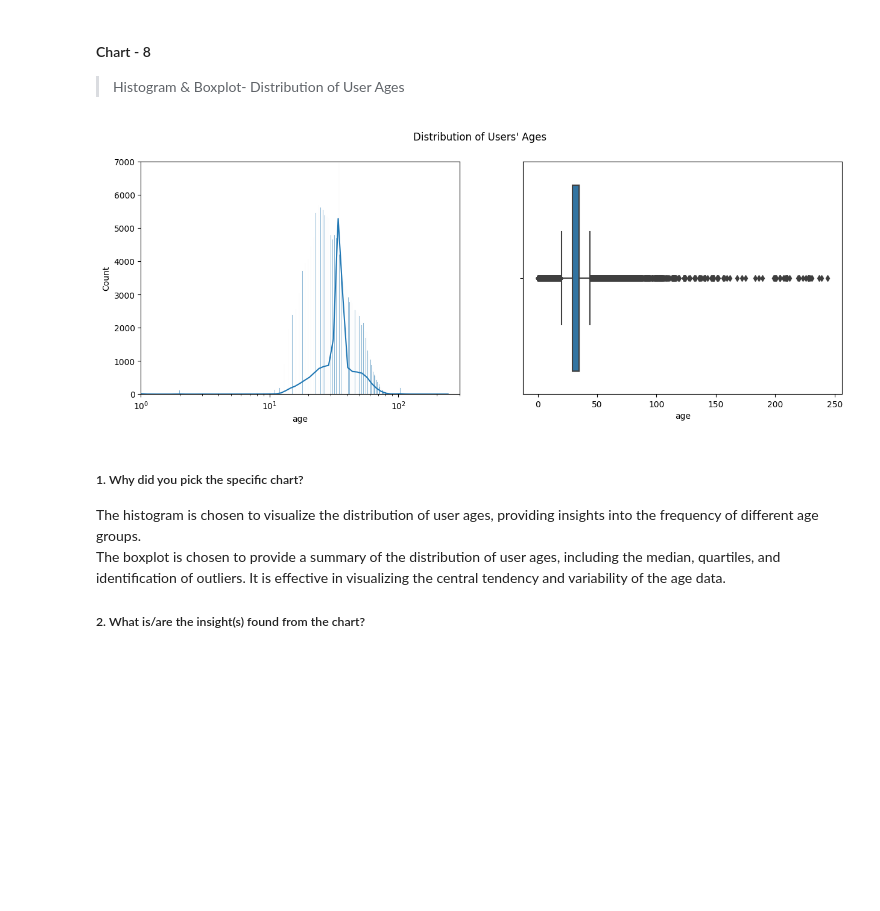
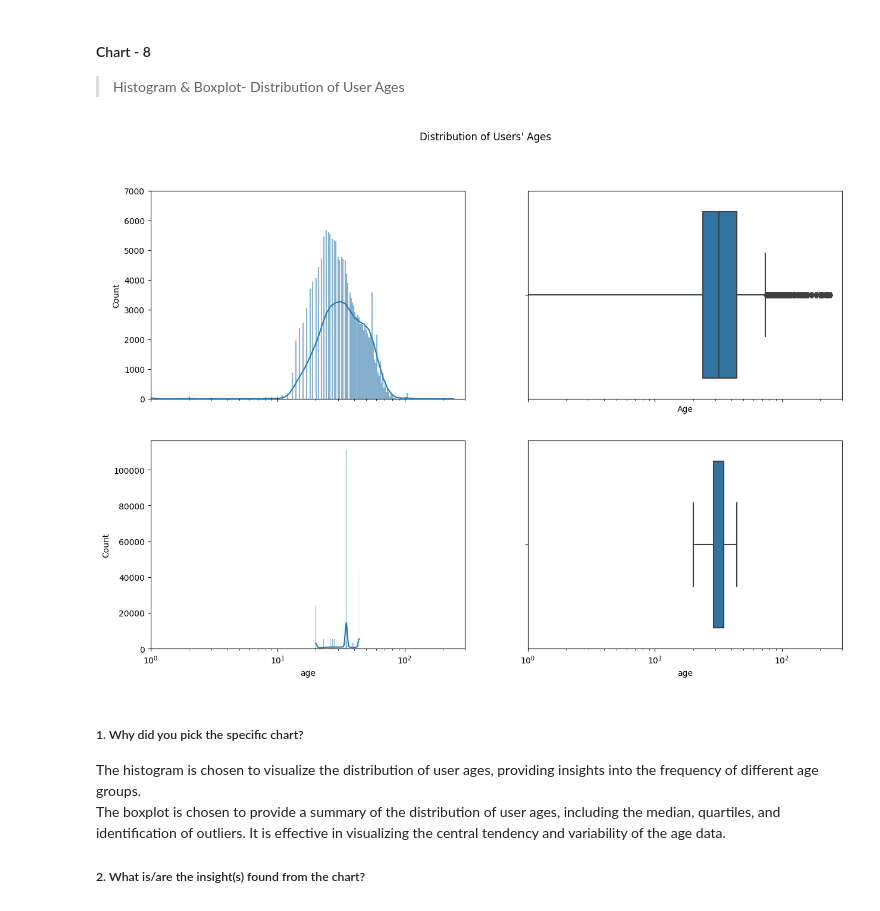
Before and after one commit to bisht-deepak/Capstone-Project-Recommendation-System, a Jupyter notebook: unsupervised-learning-book-recommendation-system.ipynb, the cells around one changed output. Drawn from its saved outputs; the diff is of its cells as text; code cells hidden in the pictures; blank space fills up the shorter version.

```diff
--- a/unsupervised-learning-book-recommendation-system.ipynb
+++ b/unsupervised-learning-book-recommendation-system.ipynb
@@ -524,7 +615,8 @@ def get_alternative_country_dict():
 
     return alter_country_mapping
 # %%
-def get_country_name(y, country_alternatives= get_alternative_country_dict()):
+country_alternatives= get_alternative_country_dict()
+def get_country_name(y, country_alternatives= country_alternatives):
 
     country_name= country["name"].tolist()
     iso2= country["iso2"].tolist()
@@ -589,0 +682,23 @@ user_ratings_df.head()
+# %%
+
+
+mean_age= np.round(np.mean(users_df["Age"]), 2)
+
+xyz= (
+    (
+        users_df
+        .rename(rename_cols, axis= 1)
+
+        .assign(
+            age= lambda x: x["age"].fillna(mean_age),
+        )
+        .pipe(extract_lower_and_upper_bound)
+        .assign(
+
+        )
+
+    )
+)
+xyz
+# tweaked_users_df= tweak_users_df(users_df)
+# tweaked_users_df.head()
@@ -1012,19 +1166,31 @@ Identifying the most frequent ratings allows for targeted analysis of content th
 > Histogram & Boxplot- Distribution of User Ages
 # %%
 #age wise distribution of users
-fig, ax= plt.subplots(1, 2, figsize= (15, 5))
+fig, ax= plt.subplots(2, 2, figsize= (15, 10), sharex= True)
+ax= ax.flatten()
+
+mean_age= users_df["Age"].mean()
+
 sns.histplot(
-    data= tweaked_users_df["age"].apply(lambda x: x+1e-5),
+    data= users_df["Age"].dropna().apply(lambda x: x+1e-5),
     kde= True, log_scale= True, ax= ax[0]
 )
 ax[0].set_ylim(0, 7000)
 ax[0].set_xlim(1, 300)
-sns.boxplot(data= tweaked_users_df, x= "age", ax= ax[1])
+sns.boxplot(data= users_df.dropna(), x= "Age", ax= ax[1])
+
+sns.histplot(
+    data= tweaked_users_df["age"].apply(lambda x: x+1e-5),
+    kde= True, log_scale= True, ax= ax[2]
+)
+ax[2].set_ylim(auto= True)
+ax[2].set_xlim(1, 300)
+sns.boxplot(data= tweaked_users_df, x= "age", ax= ax[3])
 
 fig.suptitle("Distribution of Users' Ages")
 plt.show()
 # %% [output]
-[figure, old version]
+[figure, new version]
 # %% [markdown]
 ##### 1. Why did you pick the specific chart?
 
```
Also changed, not shown: parts of 87 cells of this notebook.
